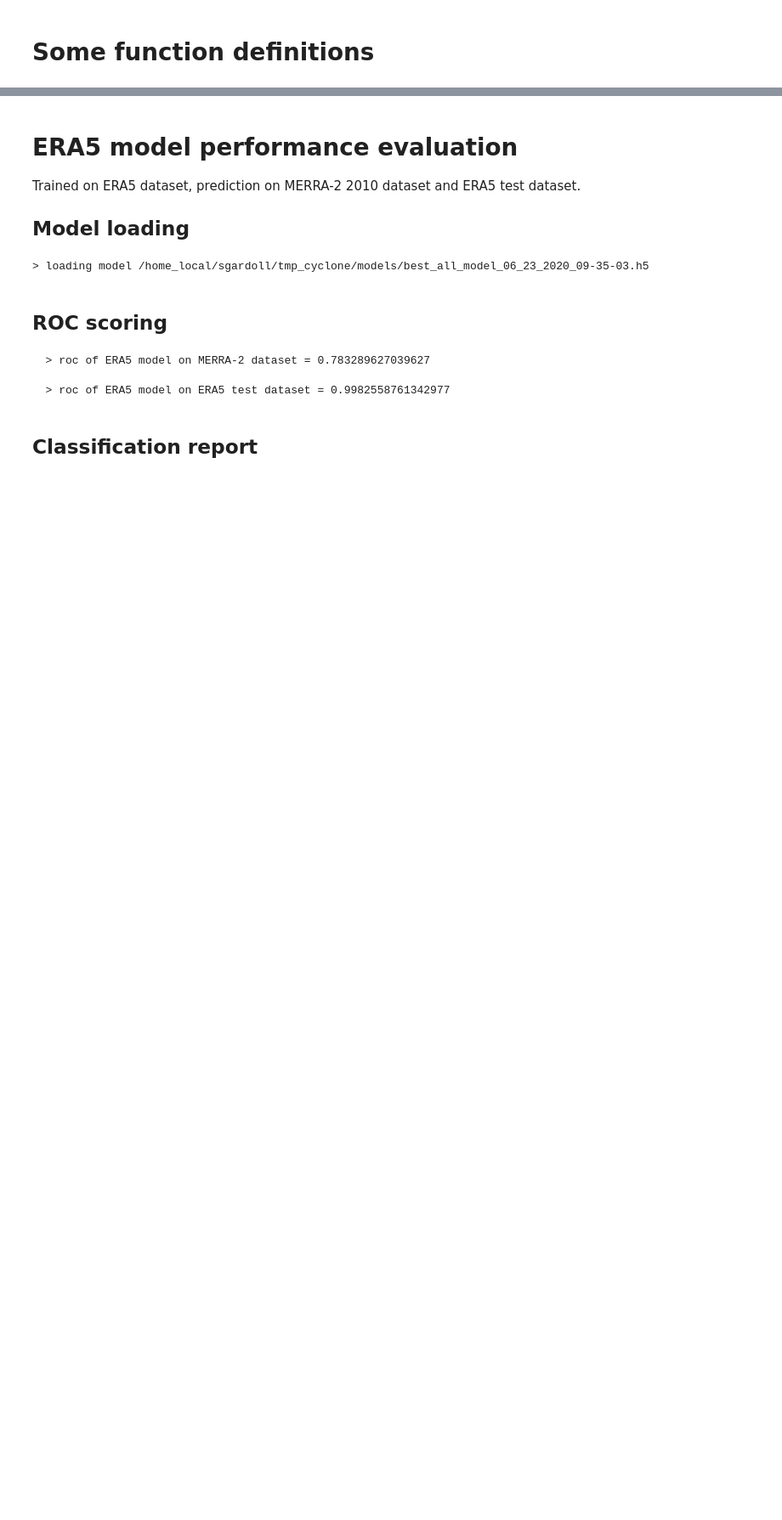
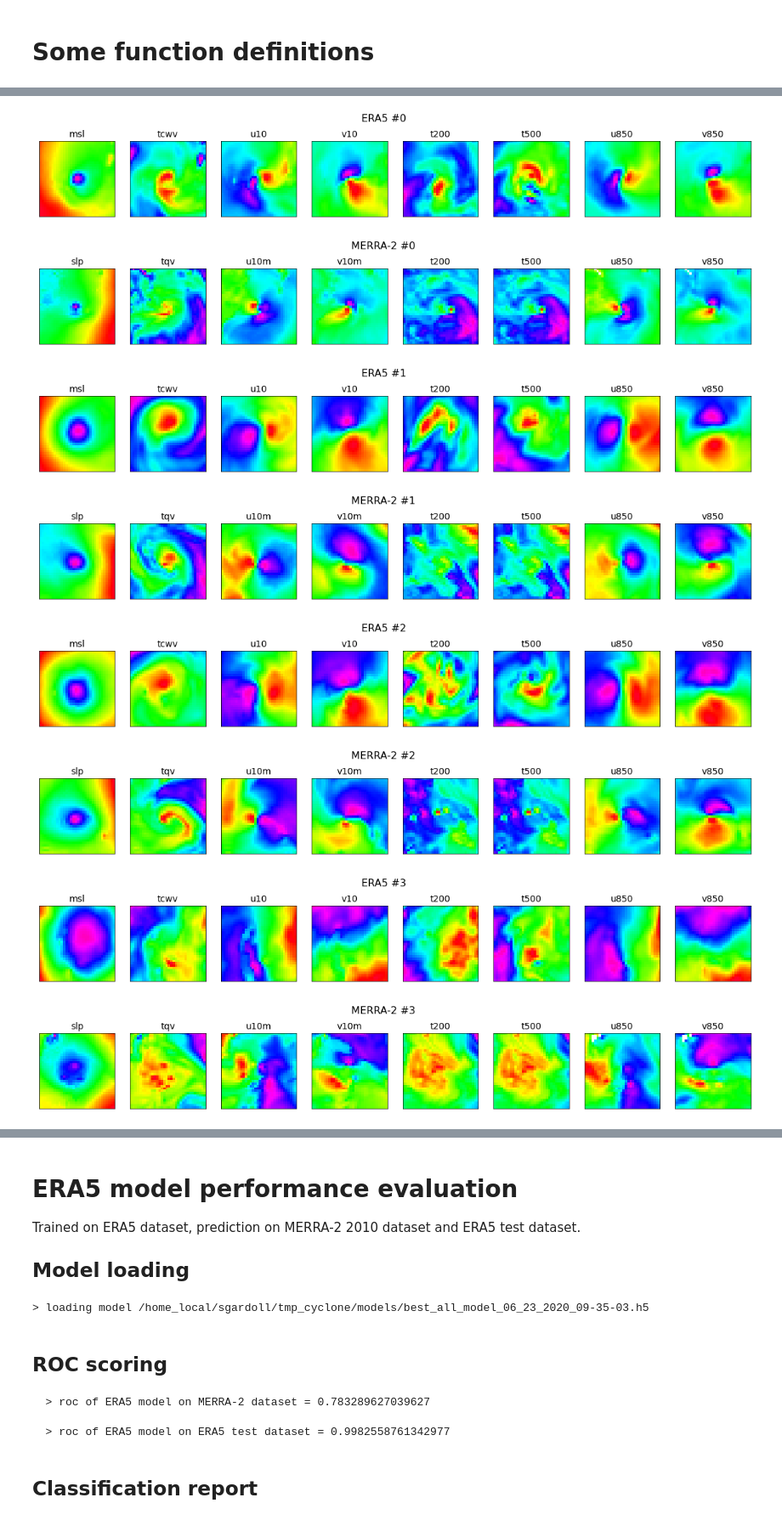
Before and after one commit to SebastienGardoll/cyclone, a Jupyter notebook: merra2/analyses.ipynb, the cells around one changed output, grey strips where cells are left out. Shown at 85% size. Drawn from its saved outputs; the diff is of its cells as text; code cells hidden in the pictures; blank space fills up the shorter version.

Commit message:
impl era5 and merra2 cyclone comparison

```diff
--- a/merra2/analyses.ipynb
+++ b/merra2/analyses.ipynb
@@ -39 +113,4 @@ def display_channels(tensor: np.ndarray, variable_names: Iterable, plot_size: Tu
+# %%
+merra2_metadata.rename(columns = {'lon':'lon_180'}, inplace=True)
+merra2_metadata['lon'] = merra2_metadata['lon_180'].apply(func=translate_lon_coordinate)
 # %% [markdown]
@@ -74,19 +117,0 @@ for index, row in merra2_cyclone_metadata_subset.iterrows():
-# %%
-era5_root_dir = '/home_local/sgardoll/tmp_cyclone'
-
-variable_names = ('msl', 'tcwv', 'u10', 'v10', 't200', 't500', 'u850', 'v850')
-
-era5_training_tensor_file_path = path.join(era5_root_dir, 'tensors', 'training_all_data.h5')
-era5_training_tensor = read_ndarray_from_hdf5(file_path=era5_training_tensor_file_path)
-era5_training_metadata_file_path = path.join(era5_root_dir, 'tensors', 'training_all_metadata.csv')
-era5_training_metadata = pd.read_csv(era5_training_metadata_file_path)
-
-era5_test_tensor_file_path = path.join(era5_root_dir, 'tensors', 'test_all_data.h5')
-era5_test_tensor = read_ndarray_from_hdf5(file_path=era5_test_tensor_file_path)
-era5_test_metadata_file_path = path.join(era5_root_dir, 'tensors', 'test_all_metadata.csv')
-era5_test_metadata = pd.read_csv(era5_test_metadata_file_path)
-
-era5_cyclone_training_metadata = era5_training_metadata.loc[era5_training_metadata['label_num_id'] > 0.]
-era5_cyclone_training_metadata_subset = era5_cyclone_training_metadata.head(max_img)
-for index, row in era5_cyclone_training_metadata_subset.iterrows():
-    display_channels(era5_training_tensor[index], variable_names, plot_size, f'image #{index}')
@@ -103,0 +118,24 @@ for index, row in era5_cyclone_training_metadata_subset.iterrows():
+# %%
+max_img = 5
+plot_size = (20, 2.5)
+
+# Adding the index as a new column.
+era5_training_metadata['era5_index'] = era5_training_metadata.index
+merra2_metadata['merra2_index'] = merra2_metadata.index
+
+merra2_cyclone_metadata = merra2_metadata.loc[merra2_metadata['label_num_id'] > 0.] # Select cyclones.
+# Compute the intersection between the two metadata set.
+intersection = pd.merge(era5_training_metadata, merra2_cyclone_metadata, how='inner', indicator=True, on=['year', 'month', 'day', 'hour', 'lat', 'lon']).head(10)
+
+for index, row in intersection.iterrows():
+    display_channels(era5_training_tensor[row['era5_index']], era5_variable_names, plot_size, f'ERA5 #{index}')
+    display_channels(merra2_tensor[row['merra2_index']], merra2_variable_names, plot_size, f'MERRA-2 #{index}')
+# %% [output]
+[figure, added]
+[figure, added]
+[figure, added]
+[figure, added]
+[figure, added]
+[figure, added]
+[figure, added]
+[figure, added]
```
Also changed, not shown: parts of 9 cells of this notebook.
